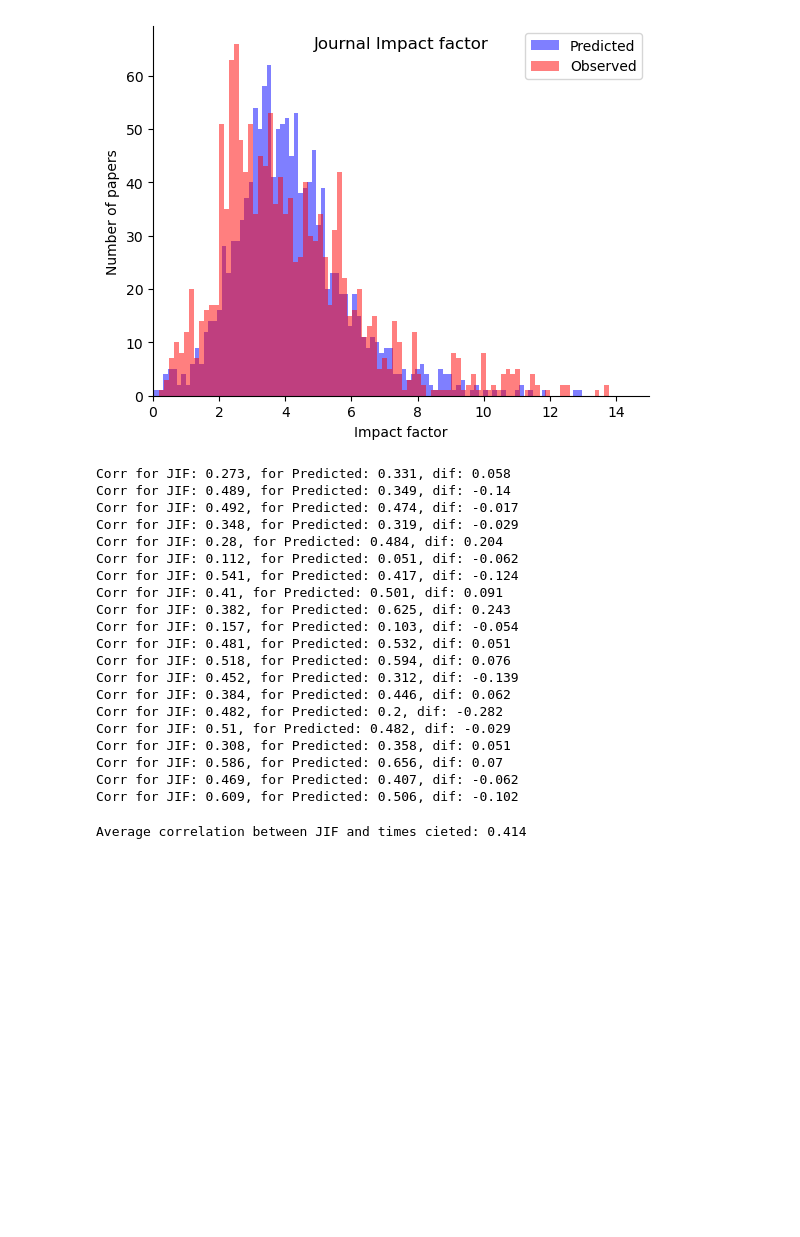
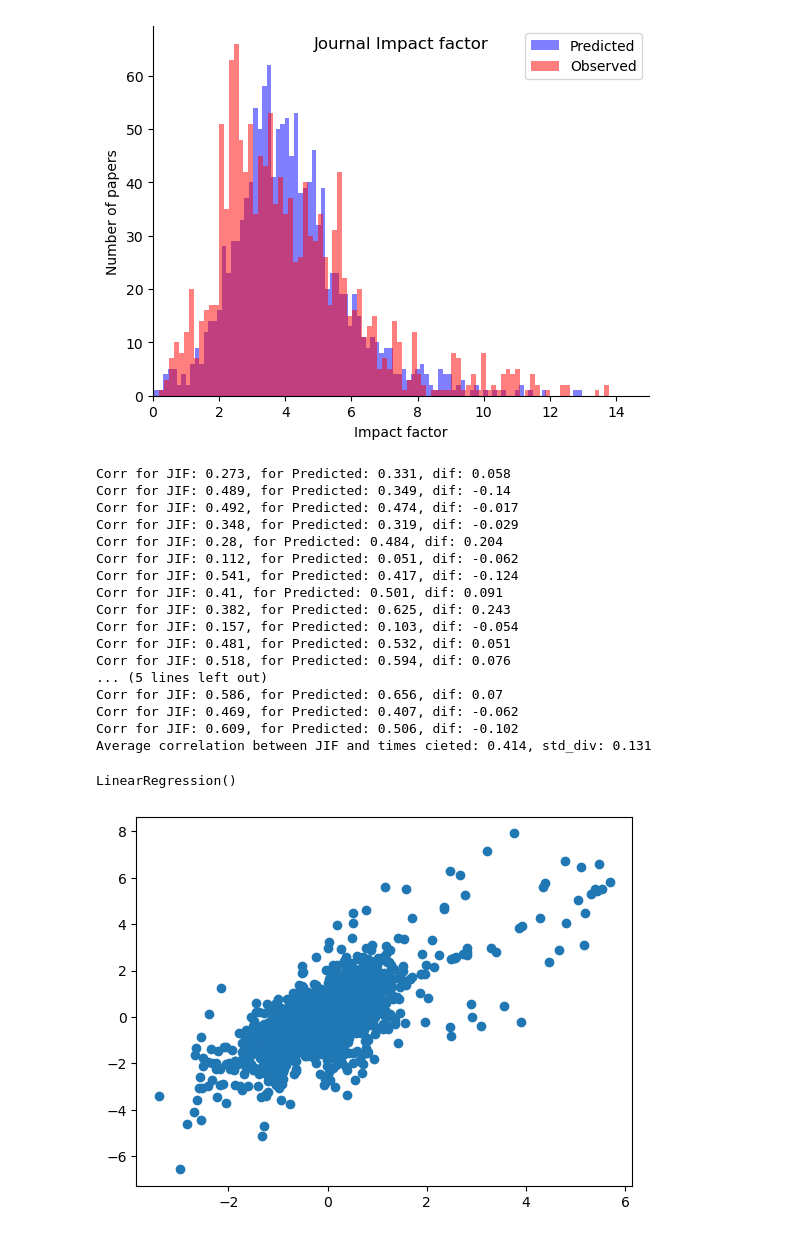
Before and after one commit to ArtemChemist/w266_project, a Jupyter notebook: Postmortem.ipynb, the cells around one changed output. Drawn from its saved outputs; the diff is of its cells as text; code cells hidden in the pictures; blank space fills up the shorter version.

```diff
--- a/Postmortem.ipynb
+++ b/Postmortem.ipynb
@@ -142,6 +145,12 @@ for year in range(2002, 2022):
     cor_JIF = np.corrcoef(df[df['Year Published']==year]['JIF'], df[df['Year Published']==year]['Times cited'])[0][1]
     cor_Pred = np.corrcoef(df[df['Year Published']==year]['Predicted'], df[df['Year Published']==year]['Times cited'])[0][1]
     print(f'Corr for JIF: {round(cor_JIF,3)}, for Predicted: {round(cor_Pred, 3)}, dif: {round(cor_Pred-cor_JIF, 3)}')
+
+cor_JIF =[]
+for year in range(2002, 2022):
+    cor_JIF.append(np.corrcoef(df[df['Year Published']==year]['JIF'], df[df['Year Published']==year]['Times cited'])[0][1])
+
+print(f'Average correlation between JIF and times cieted: {round(np.mean(cor_JIF),3)}, std_div: {round(np.std(cor_JIF),3)}')
 # %% [output]
 Corr for JIF: 0.273, for Predicted: 0.331, dif: 0.058
 Corr for JIF: 0.489, for Predicted: 0.349, dif: -0.14
@@ -155,19 +164,8 @@ Corr for JIF: 0.382, for Predicted: 0.625, dif: 0.243
 Corr for JIF: 0.157, for Predicted: 0.103, dif: -0.054
 Corr for JIF: 0.481, for Predicted: 0.532, dif: 0.051
 Corr for JIF: 0.518, for Predicted: 0.594, dif: 0.076
-Corr for JIF: 0.452, for Predicted: 0.312, dif: -0.139
-Corr for JIF: 0.384, for Predicted: 0.446, dif: 0.062
-Corr for JIF: 0.482, for Predicted: 0.2, dif: -0.282
-Corr for JIF: 0.51, for Predicted: 0.482, dif: -0.029
-Corr for JIF: 0.308, for Predicted: 0.358, dif: 0.051
+... (5 lines left out)
 Corr for JIF: 0.586, for Predicted: 0.656, dif: 0.07
 Corr for JIF: 0.469, for Predicted: 0.407, dif: -0.062
 Corr for JIF: 0.609, for Predicted: 0.506, dif: -0.102
+Average correlation between JIF and times cieted: 0.414, std_div: 0.131
-# %%
-cor_JIF =[]
-for year in range(2002, 2022):
-    cor_JIF.append(np.corrcoef(df[df['Year Published']==year]['JIF'], df[df['Year Published']==year]['Times cited'])[0][1])
-
-print(f'Average correlation between JIF and times cieted: {round(np.mean(cor_JIF),3)}')
-# %% [output]
-Average correlation between JIF and times cieted: 0.414
@@ -173,0 +175,21 @@ Average correlation between JIF and times cieted: 0.414
+# %%
+X_train = df[['Year Published', 'Funding', 'Cited Reference Count', 'Page Count', 'num_auth',
+       'num_words',
+       'Publication Name']]
+X_train = pd.get_dummies(X_train, drop_first=True)
+y_train = df['JIF'] - df['Predicted']
+# %%
+from sklearn.linear_model import LinearRegression
+model = LinearRegression()
+model.fit(X_train,y_train)
+coeff_parameter = pd.DataFrame(model.coef_,X_train.columns,columns=['Coefficient'])
+coeffs = coeff_parameter.sort_values(by = 'Coefficient', ascending=False)
+# %% [output]
+LinearRegression()
+# %%
+y_pred = model.predict(X_train)
+fig, ax = plt.subplots()
+ax.scatter(y_pred, y_train)
+plt.show()
+# %% [output]
+[figure, added]
```
Also changed, not shown: parts of 6 cells of this notebook, 3 other files.
